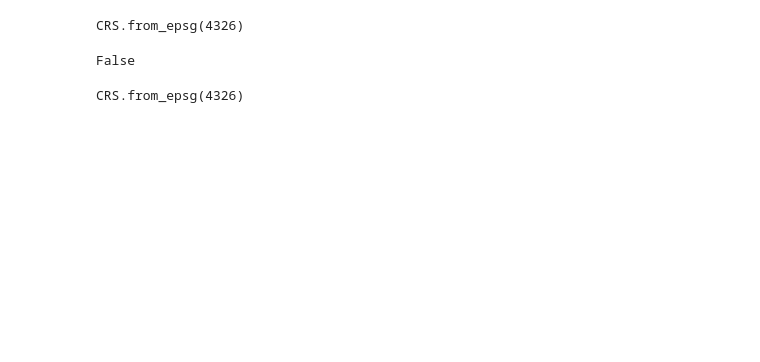
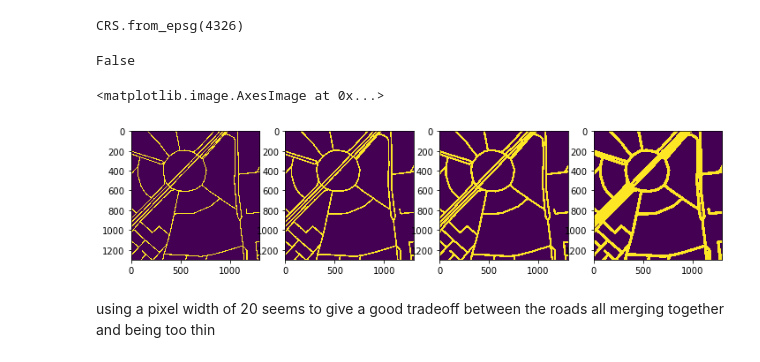
Before and after one commit to wwymak/spacenet-ml, a Jupyter notebook: spacenet-roads-replicating-cresci.ipynb, the cells around one changed output. Drawn from its saved outputs; the diff is of its cells as text; code cells hidden in the pictures; blank space fills up the shorter version.

```diff
--- a/spacenet-roads-replicating-cresci.ipynb
+++ b/spacenet-roads-replicating-cresci.ipynb
@@ -120,3 +126,5 @@ test_im =rasterio.open(str(ms_mumbai/"SN5_roads_train_AOI_8_Mumbai_MS_chip19.tif
+# %%
+test_im =
 # %%
 test_im.crs
 # %% [output]
@@ -138,9 +146,3 @@ def crs_is_metric(gdf):
 crs_is_metric(df)
 # %% [output]
 False
-# %%
-buffered_df = buffer_df_geoms(df, width/2., meters=3,
-                                  reference_im=test_im, geom_col="geometry",
-                                  affine_obj=affine_obj)
-# %% [output]
-CRS.from_epsg(4326)
@@ -150,0 +151,32 @@ road_mask = sol.vector.mask.road_mask(df,
+# %%
+num_channels=3
+burn_value = 1
+# previous spacenet challenge winner found this to be quite effective
+
+road_mask = sol.vector.mask.road_mask(df,
+          shape=(1300,1300),reference_im=test_im,
+          width=10, meters=False, burn_value=burn_value, out_type=int)
+
+road_mask2 = sol.vector.mask.road_mask(df,
+          shape=(1300,1300),reference_im=test_im,
+          width=15, meters=False, burn_value=burn_value, out_type=int)
+
+road_mask3 = sol.vector.mask.road_mask(df,
+          shape=(1300,1300),reference_im=test_im,
+          width=20, meters=False, burn_value=burn_value, out_type=int)
+
+road_mask4 = sol.vector.mask.road_mask(df,
+          shape=(1300,1300),reference_im=test_im,
+          width=30, meters=False, burn_value=burn_value, out_type=int)
+# %%
+fig, axs = plt.subplots(1,4, figsize=(12,4))
+axs = axs.ravel()
+axs[0].imshow(road_mask)
+axs[1].imshow(road_mask2)
+axs[2].imshow(road_mask3)
+axs[3].imshow(road_mask4)
+# %% [output]
+<matplotlib.image.AxesImage at 0x...>
+[figure, added]
+# %% [markdown]
+using a pixel width of 20 seems to give a good tradeoff between the roads all merging together and being too thin
```
Also changed, not shown: parts of 28 cells of this notebook, 1 other file.
